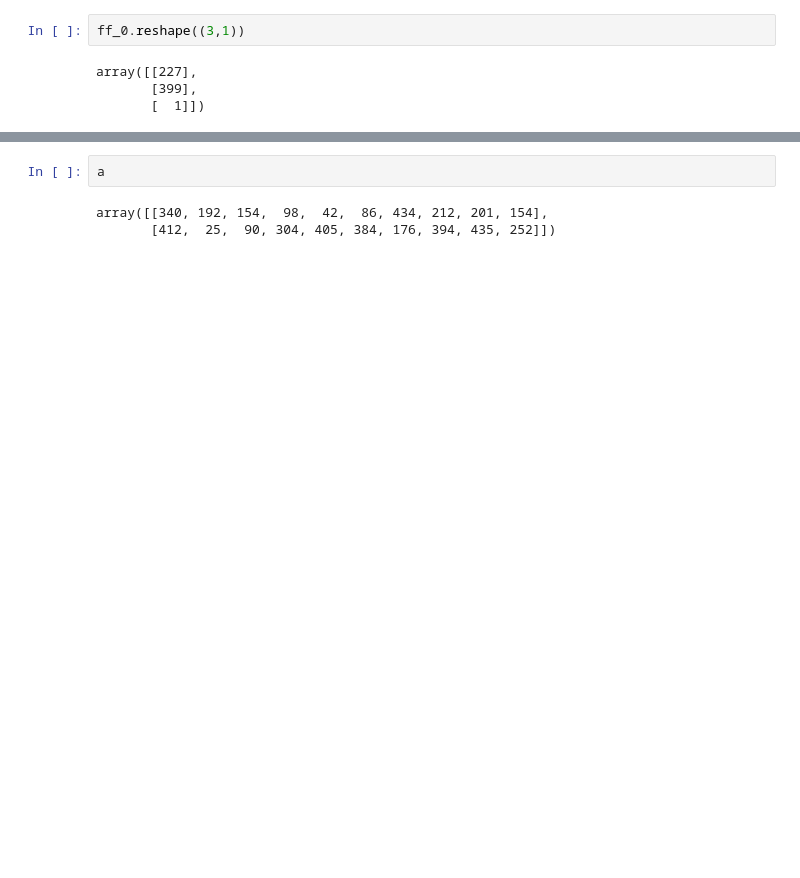
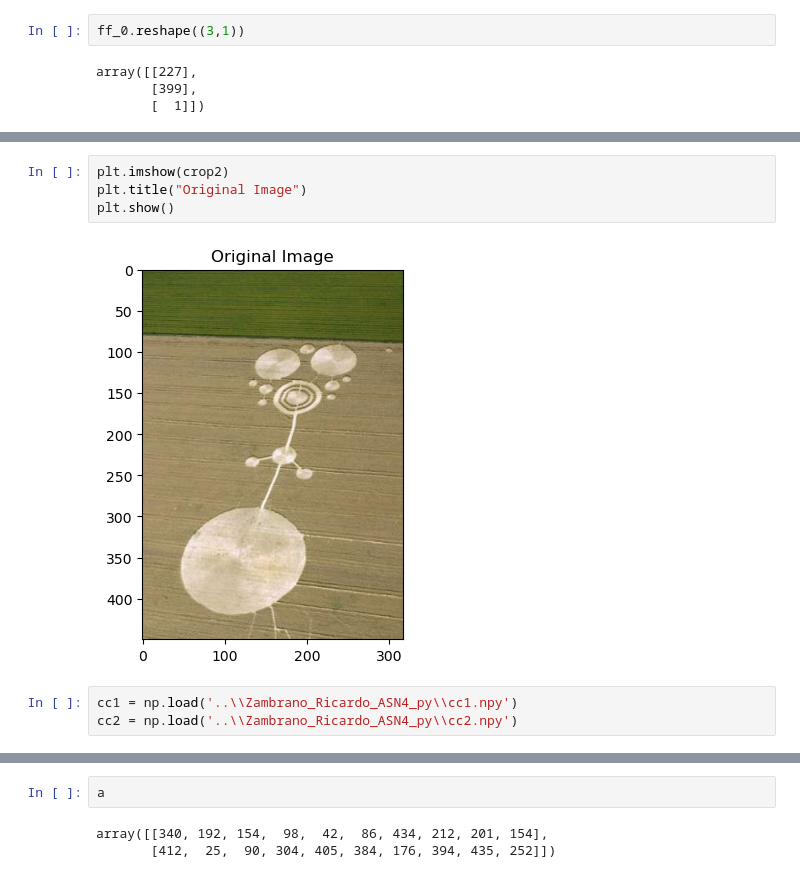
Before and after one commit to rzambrano1/computer_vision_image_stiching, a Jupyter notebook: tests_and_experiments.ipynb, the cells around one changed output, grey strips where cells are left out. Saved outputs shown, nothing was run; the diff lists cells and outputs as text; blank space fills up the shorter version.

```diff
--- a/tests_and_experiments.ipynb
+++ b/tests_and_experiments.ipynb
@@ -352,0 +409,9 @@ array([[    340,     412,       1,       0,       0,       0,  -77180,
+# %%
+plt.imshow(crop2)
+plt.title("Original Image")
+plt.show()
+# %% [output]
+[figure, added]
+# %%
+cc1 = np.load('..\\Zambrano_Ricardo_ASN4_py\\cc1.npy')
+cc2 = np.load('..\\Zambrano_Ricardo_ASN4_py\\cc2.npy')
```
Also changed, not shown: parts of 50 cells of this notebook, 7 other files.
